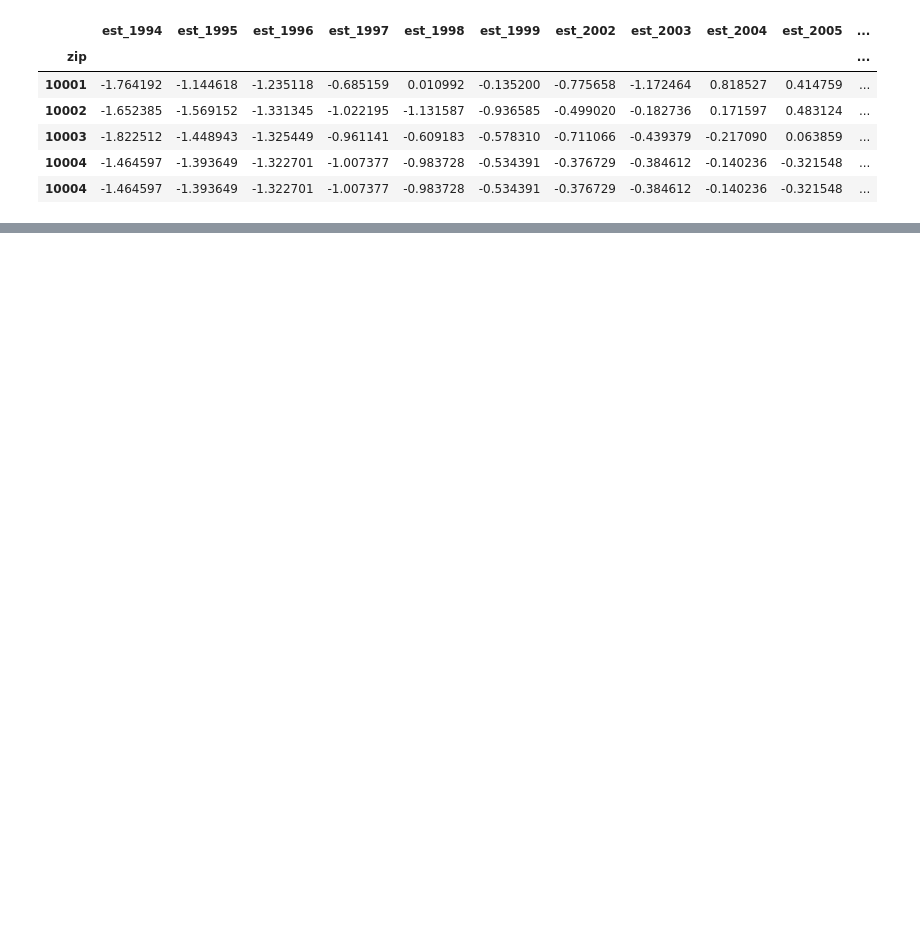
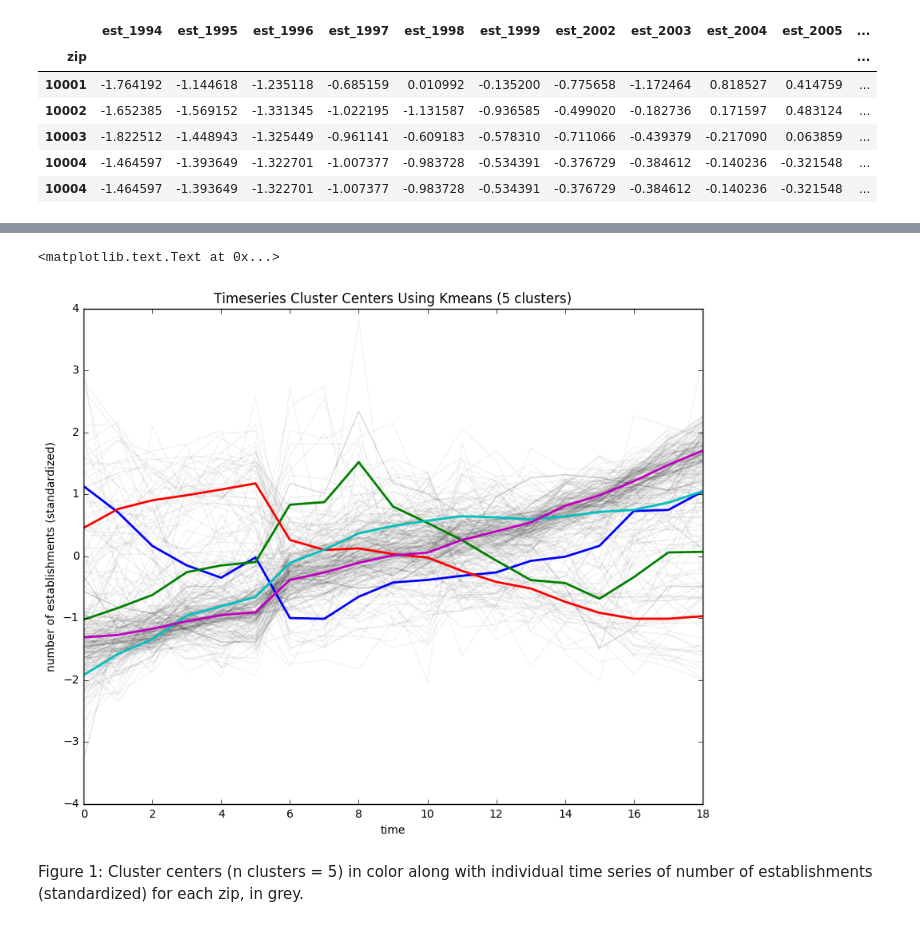
Before and after one commit to iwsstuart/PUI2016_is1480, a Jupyter notebook: HW11_is1480/Assignment2.ipynb, the cells around one changed output, grey strips where cells are left out. Cells and saved outputs as stored; diff of their text form; code cells hidden in the pictures; blank space fills up the shorter version.

Commit message:
Finish plotting and interpretation

```diff
--- a/HW11_is1480/Assignment2.ipynb
+++ b/HW11_is1480/Assignment2.ipynb
@@ -50,8 +17,15 @@ df94.head()
+# %%
+PUIdata = os.getenv('PUIDATA')
+# %%
+# Move data to PUIdata directory
+for file in os.listdir("./"):
+    if file.endswith("totals.zip"):
+        fname = file
+        os.system('cp ' + fname + ' ' + PUIdata)
 # %%
 # Create a dictionary containing dataframes for each year's data, with the year as the key
-import os
 dfs = {}
-for file in os.listdir("./"):
+for file in os.listdir(PUIdata):
     if file.endswith("totals.zip"):
         fname = file
         if fname[3] == '9':
@@ -210,18 +182,14 @@ est_zipindex.loc[10001].std()
 # %%
-# Cluster the timeseries
+# Cluster the timeseries and print resulting labels (one for each zip code)
+# We're arbitrarily choosing 5 clusters
 
 import sklearn.cluster
 from sklearn import mixture
 
 nc = 5
 samples = est_zipindex
-clf = sklearn.cluster.KMeans(n_clusters=nc)
-labels = clf.fit_predict(samples)
-print labels
-len(labels)
-
-# pl.imshow(labels, cmap='rainbow', interpolation='Nearest')
-# pl.title("Akuma %d clusters"%nc, fontsize=20)
-# pl.axis('off')
-# pl.savefig("ak1.png")
+clf_k = sklearn.cluster.KMeans(n_clusters=nc)
+labels_km = clf_k.fit_predict(samples)
+print labels_km
+len(labels_km)
 # %% [output]
@@ -289,0 +204,17 @@ pl.plot(x, clf.cluster_centers_.T, '-', lw=2)
+# %%
+# Plot the cluster centers along with individual time series for each zip
+
+pl.figure(figsize=(10,8))
+x = range(19)
+# print shape(x)
+# print est_zipindex.T.shape
+pl.plot(x, est_zipindex.T, '-', c='k', alpha=0.05)
+pl.plot(x, clf_k.cluster_centers_.T, '-', lw=2)
+pl.xlabel('time')
+pl.ylabel('number of establishments (standardized)')
+pl.title('Timeseries Cluster Centers Using Kmeans (5 clusters)')
+# %% [output]
+<matplotlib.text.Text at 0x...>
+[figure, added]
+# %% [markdown]
+Figure 1: Cluster centers (n clusters = 5) in color along with individual time series of number of establishments (standardized) for each zip, in grey.
```
Also changed, not shown: parts of 19 cells of this notebook.
